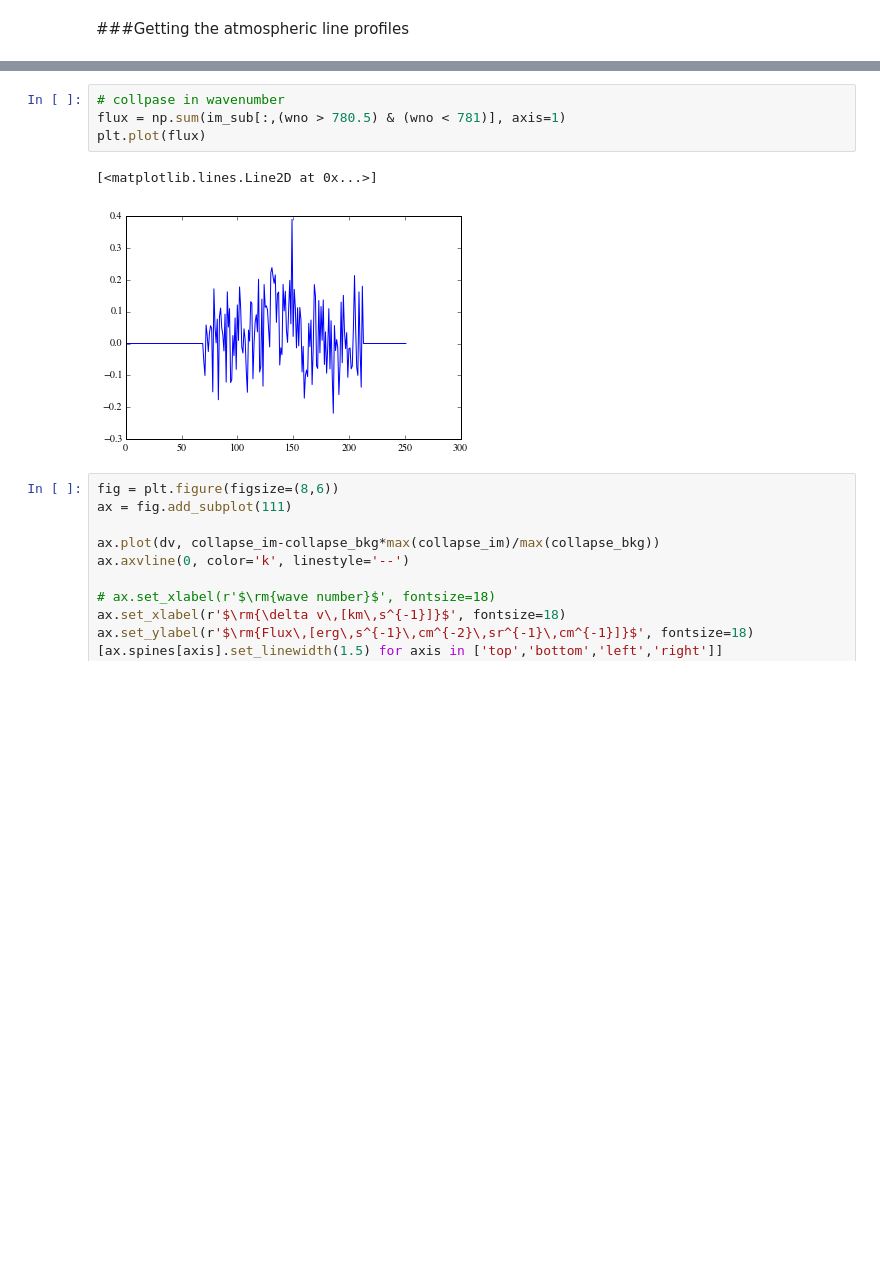
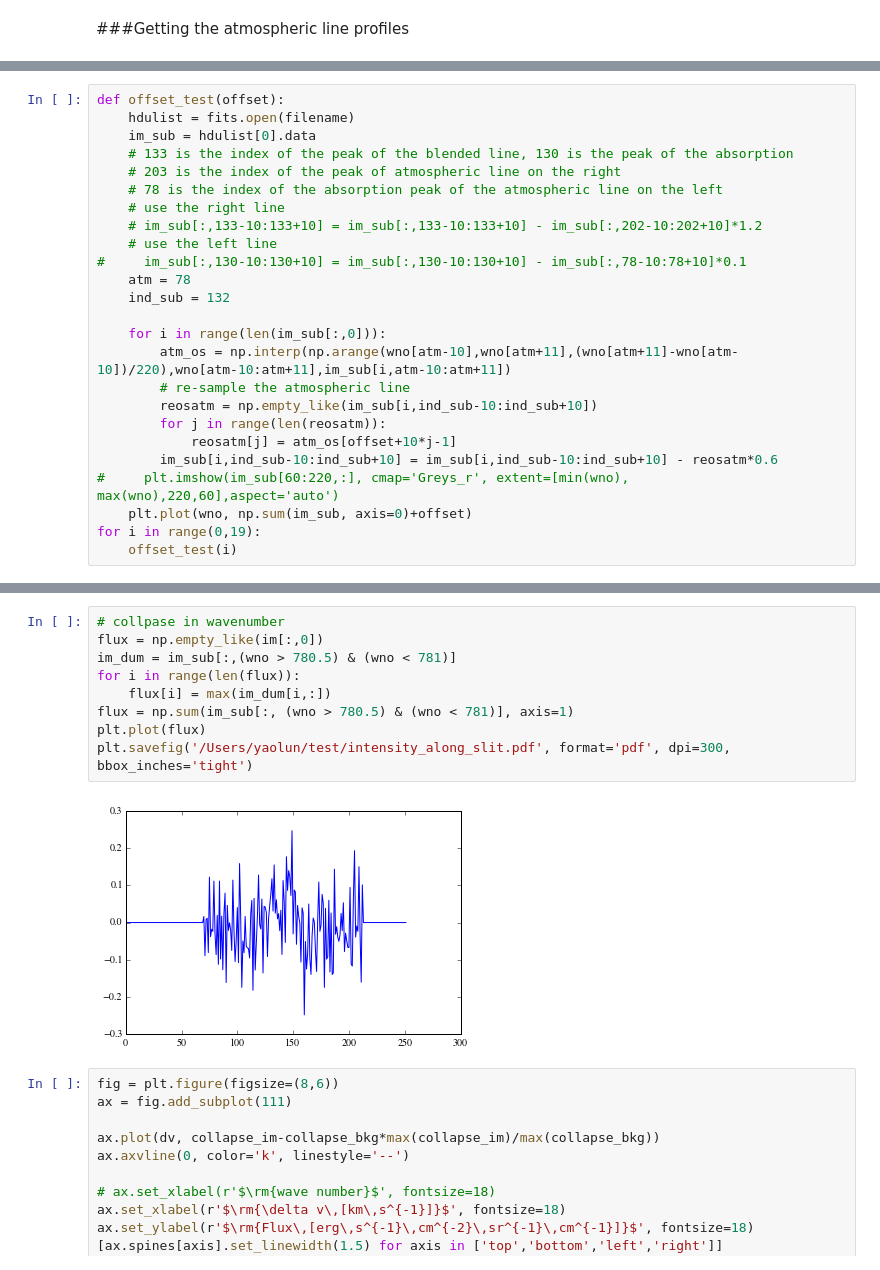
Before and after one commit to yaolun/sa, a Jupyter notebook: TEXES_analysis.ipynb, the cells around one changed output, grey strips where cells are left out. Drawn from its saved outputs; the diff is of its cells as text; blank space fills up the shorter version.

```diff
--- a/TEXES_analysis.ipynb
+++ b/TEXES_analysis.ipynb
@@ -62,0 +84,25 @@ plt.plot(wno, np.sum(im_sub, axis=0))
+# %%
+def offset_test(offset):
+    hdulist = fits.open(filename)
+    im_sub = hdulist[0].data
+    # 133 is the index of the peak of the blended line, 130 is the peak of the absorption
+    # 203 is the index of the peak of atmospheric line on the right
+    # 78 is the index of the absorption peak of the atmospheric line on the left
+    # use the right line
+    # im_sub[:,133-10:133+10] = im_sub[:,133-10:133+10] - im_sub[:,202-10:202+10]*1.2
+    # use the left line
+#     im_sub[:,130-10:130+10] = im_sub[:,130-10:130+10] - im_sub[:,78-10:78+10]*0.1
+    atm = 78
+    ind_sub = 132
+
+    for i in range(len(im_sub[:,0])):
+        atm_os = np.interp(np.arange(wno[atm-10],wno[atm+11],(wno[atm+11]-wno[atm-10])/220),wno[atm-10:atm+11],im_sub[i,atm-10:atm+11])
+        # re-sample the atmospheric line
+        reosatm = np.empty_like(im_sub[i,ind_sub-10:ind_sub+10])
+        for j in range(len(reosatm)):
+            reosatm[j] = atm_os[offset+10*j-1]
+        im_sub[i,ind_sub-10:ind_sub+10] = im_sub[i,ind_sub-10:ind_sub+10] - reosatm*0.6
+#     plt.imshow(im_sub[60:220,:], cmap='Greys_r', extent=[min(wno), max(wno),220,60],aspect='auto')
+    plt.plot(wno, np.sum(im_sub, axis=0)+offset)
+for i in range(0,19):
+    offset_test(i)
@@ -63,10 +111,14 @@ plt.plot(wno, np.sum(im_sub, axis=0))
 # %%
 # collpase in wavenumber
-flux = np.sum(im_sub[:,(wno > 780.5) & (wno < 781)], axis=1)
+flux = np.empty_like(im[:,0])
+im_dum = im_sub[:,(wno > 780.5) & (wno < 781)]
+for i in range(len(flux)):
+    flux[i] = max(im_dum[i,:])
+flux = np.sum(im_sub[:, (wno > 780.5) & (wno < 781)], axis=1)
 plt.plot(flux)
+plt.savefig('/Users/yaolun/test/intensity_along_slit.pdf', format='pdf', dpi=300, bbox_inches='tight')
 # %% [output]
-[<matplotlib.lines.Line2D at 0x...>]
-[figure, old version]
+[figure, new version]
 # %%
 fig = plt.figure(figsize=(8,6))
 ax = fig.add_subplot(111)
```
Also changed, not shown: parts of 5 cells of this notebook, 1 other file.
